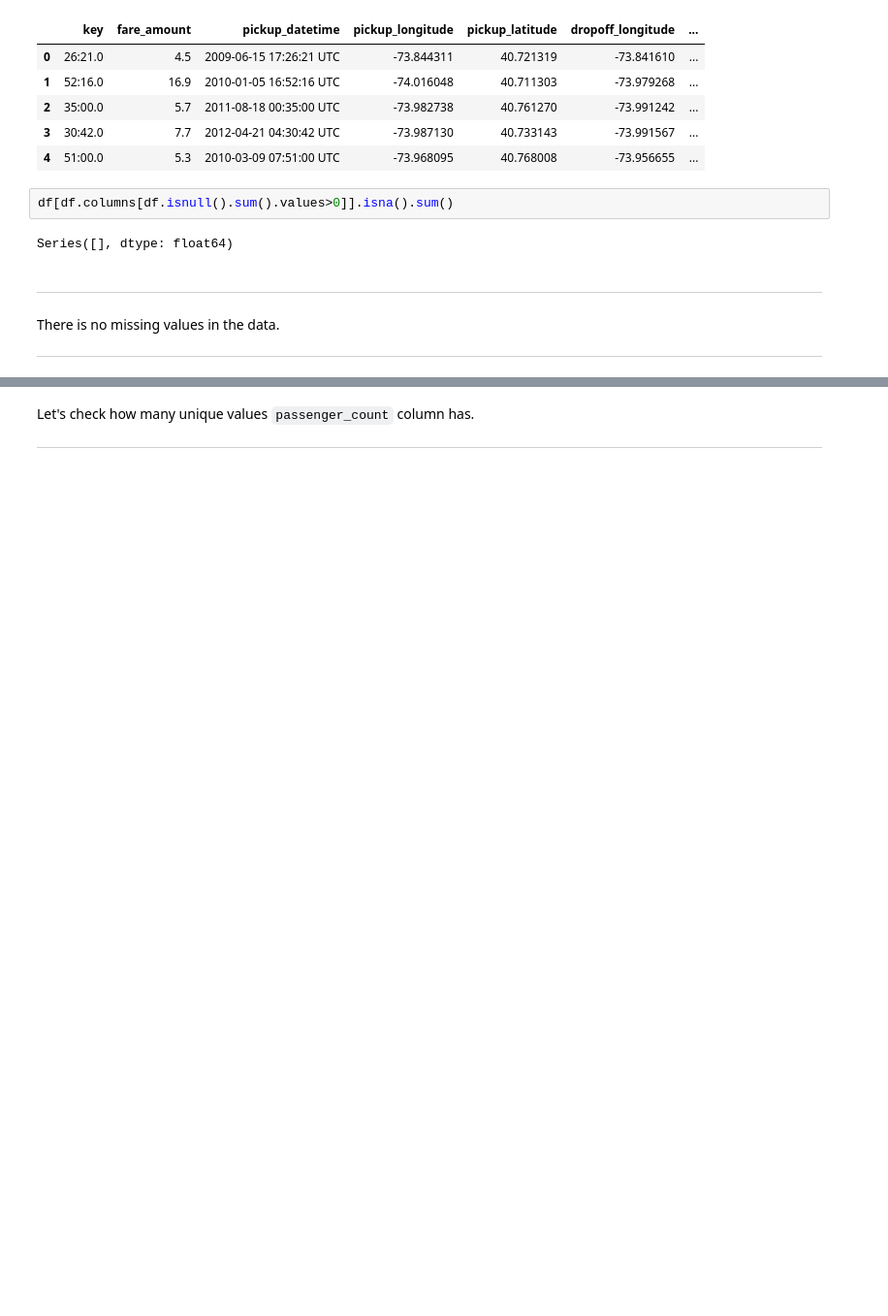
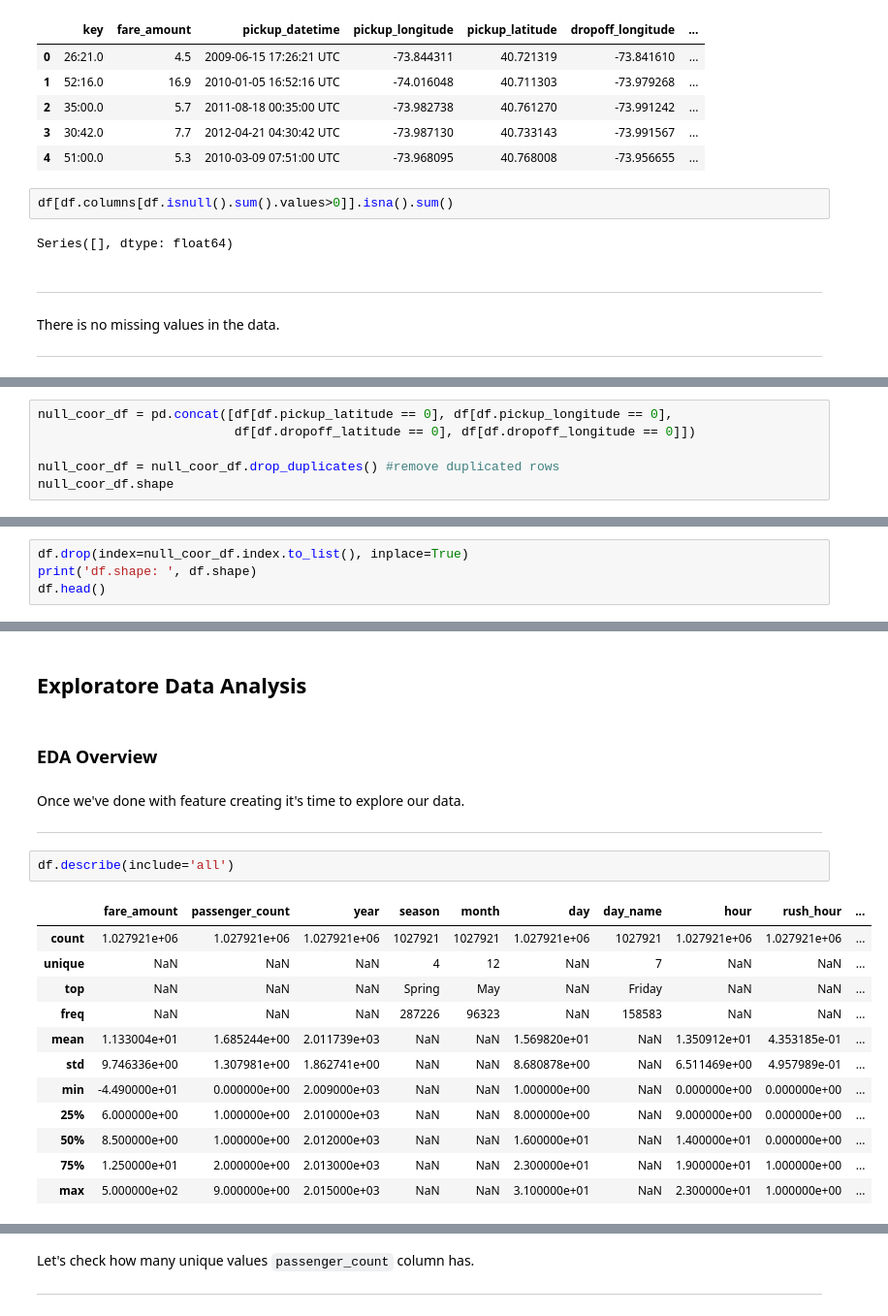
Before and after one commit to pe44enka/TaxiFarePrediction, a Jupyter notebook: TaxiFarePrediction.ipynb, the cells around one changed output, grey strips where cells are left out. Shown at 97% size. Cells and saved outputs as stored; diff of their text form; blank space fills up the shorter version.

```diff
--- a/TaxiFarePrediction.ipynb
+++ b/TaxiFarePrediction.ipynb
@@ -218,0 +239,6 @@ There is no duplicated rows in the data.
+# %%
+null_coor_df = pd.concat([df[df.pickup_latitude == 0], df[df.pickup_longitude == 0],
+                          df[df.dropoff_latitude == 0], df[df.dropoff_longitude == 0]])
+
+null_coor_df = null_coor_df.drop_duplicates() #remove duplicated rows
+null_coor_df.shape
@@ -218,0 +257,4 @@ There is no duplicated rows in the data.
+# %%
+df.drop(index=null_coor_df.index.to_list(), inplace=True)
+print('df.shape: ', df.shape)
+df.head()
@@ -218,0 +427,23 @@ There is no duplicated rows in the data.
+# %% [markdown]
+## Exploratore Data Analysis
+# %% [markdown]
+### EDA Overview
+# %% [markdown]
+Once we've done with feature creating it's time to explore our data.
+
+---
+# %%
+df.describe(include='all')
+# %% [output]
+|  | fare_amount | passenger_count | year | season | month | day | day_name | hour | rush_hour | ... |
+| count | 1.027921e+06 | 1.027921e+06 | 1.027921e+06 | 1027921 | 1027921 | 1.027921e+06 | 1027921 | 1.027921e+06 | 1.027921e+06 | ... |
+| unique | NaN | NaN | NaN | 4 | 12 | NaN | 7 | NaN | NaN | ... |
+| top | NaN | NaN | NaN | Spring | May | NaN | Friday | NaN | NaN | ... |
+| freq | NaN | NaN | NaN | 287226 | 96323 | NaN | 158583 | NaN | NaN | ... |
+| mean | 1.133004e+01 | 1.685244e+00 | 2.011739e+03 | NaN | NaN | 1.569820e+01 | NaN | 1.350912e+01 | 4.353185e-01 | ... |
+| std | 9.746336e+00 | 1.307981e+00 | 1.862741e+00 | NaN | NaN | 8.680878e+00 | NaN | 6.511469e+00 | 4.957989e-01 | ... |
+| min | -4.490000e+01 | 0.000000e+00 | 2.009000e+03 | NaN | NaN | 1.000000e+00 | NaN | 0.000000e+00 | 0.000000e+00 | ... |
+| 25% | 6.000000e+00 | 1.000000e+00 | 2.010000e+03 | NaN | NaN | 8.000000e+00 | NaN | 9.000000e+00 | 0.000000e+00 | ... |
+| 50% | 8.500000e+00 | 1.000000e+00 | 2.012000e+03 | NaN | NaN | 1.600000e+01 | NaN | 1.400000e+01 | 0.000000e+00 | ... |
+| 75% | 1.250000e+01 | 2.000000e+00 | 2.013000e+03 | NaN | NaN | 2.300000e+01 | NaN | 1.900000e+01 | 1.000000e+00 | ... |
+| max | 5.000000e+02 | 9.000000e+00 | 2.015000e+03 | NaN | NaN | 3.100000e+01 | NaN | 2.300000e+01 | 1.000000e+00 | ... |
```
Also changed, not shown: parts of 121 cells of this notebook.
